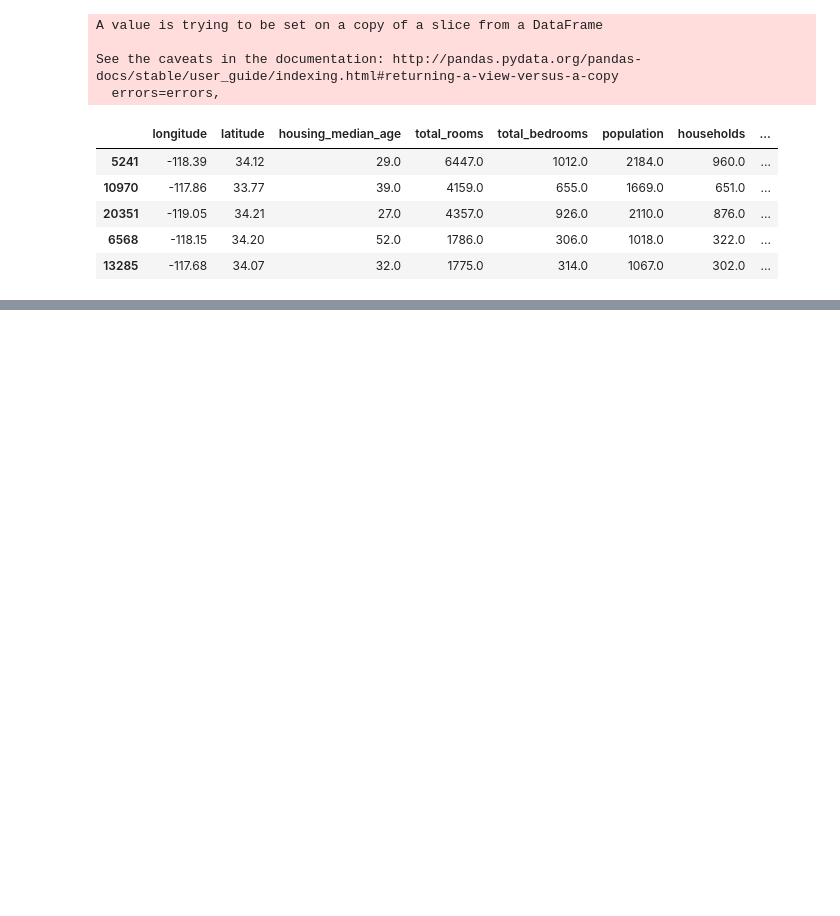
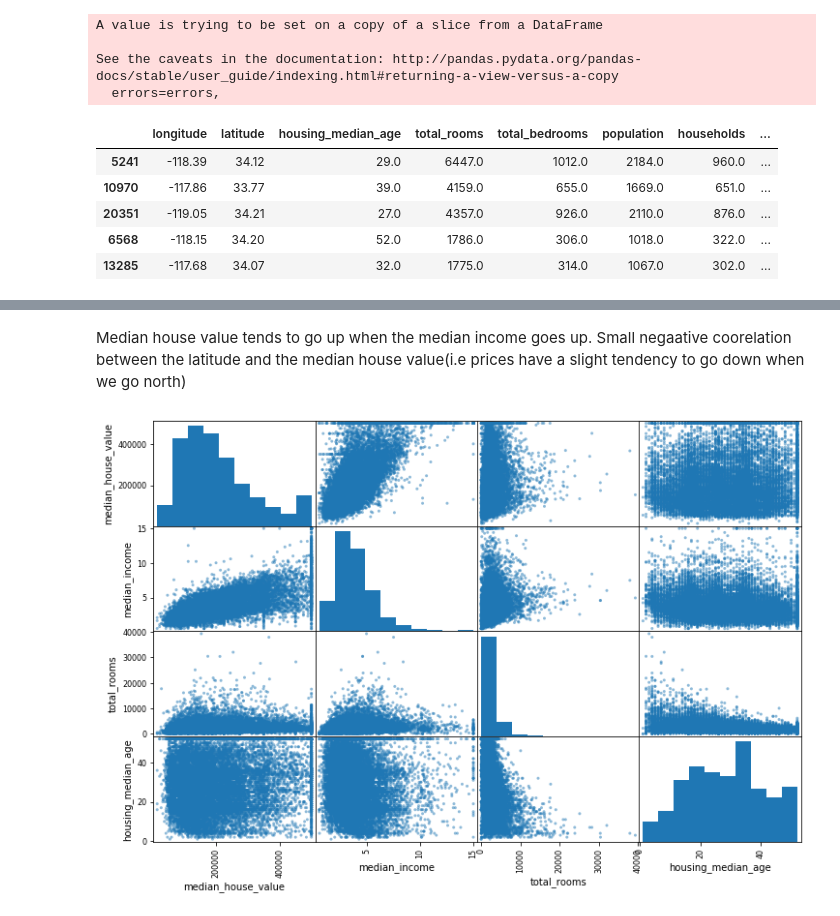
Before and after one commit to SINGH-HARSH1/california_housing_prices_poc, a Jupyter notebook: California Housing/california_housing_EDA.ipynb, the cells around one changed output, grey strips where cells are left out. Saved outputs shown, nothing was run; the diff lists cells and outputs as text; code cells hidden in the pictures; blank space fills up the shorter version.

```diff
--- a/California Housing/california_housing_EDA.ipynb
+++ b/California Housing/california_housing_EDA.ipynb
@@ -184,0 +228,9 @@ strat_test_set.head()
+# %% [markdown]
+Median house value tends to go up when the median income goes up. Small negaative coorelation between the latitude and the median house value(i.e prices have a slight tendency to go down when we go north)
+# %%
+from pandas.plotting import scatter_matrix
+
+attributes = ["median_house_value","median_income","total_rooms","housing_median_age"]
+diagram_scatter_matrix = scatter_matrix(housing[attributes], figsize=(12,8))
+# %% [output]
+[figure, added]
```
Also changed, not shown: parts of 30 cells of this notebook.
